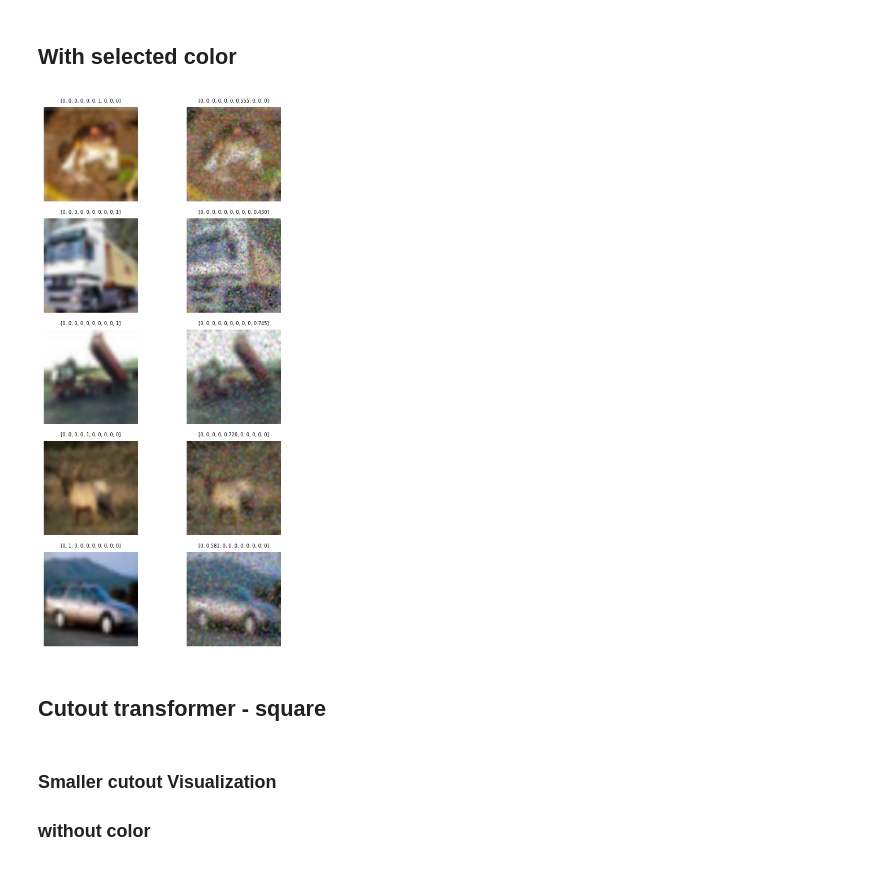
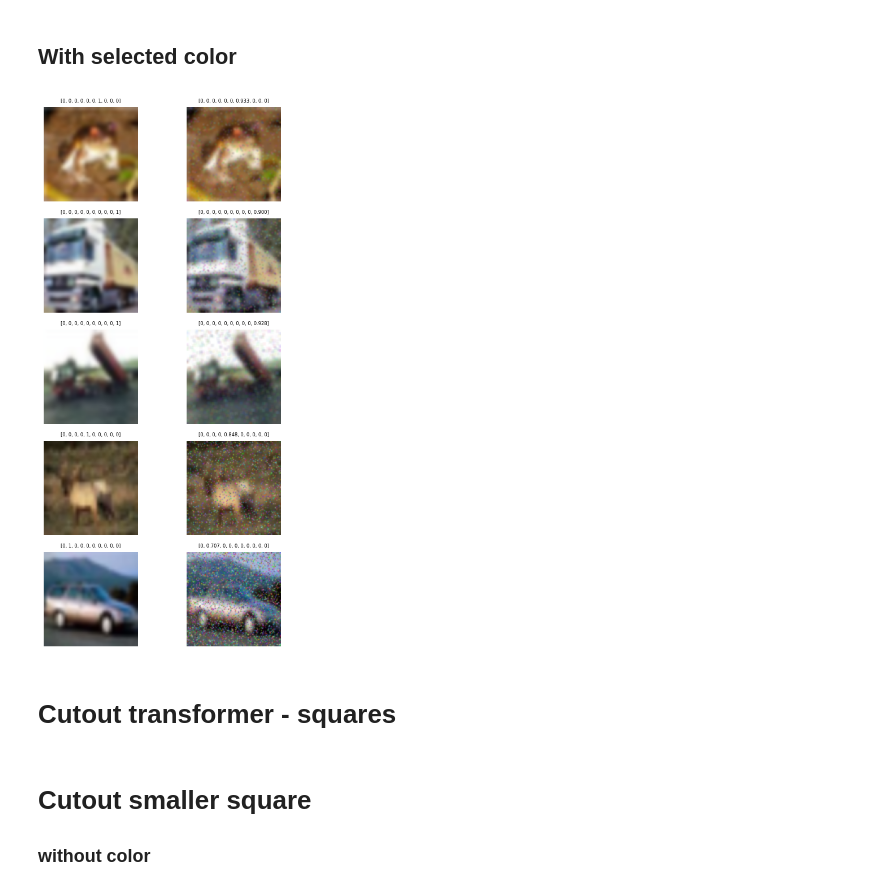
Before and after one commit to sienkozuzanna/cutout-augmentation, a Jupyter notebook: main.ipynb, the cells around one changed output. Saved outputs shown, nothing was run; the diff lists cells and outputs as text; code cells hidden in the pictures.

```diff
--- a/main.ipynb
+++ b/main.ipynb
@@ -116,43 +99,16 @@ plt.show()
 # %% [markdown]
 ## With selected color
 # %%
-cutout = RandomPixelCutout(max_cutout_size=0.6, color=True)
+cutout = RandomPixelCutout(max_cutout_size=0.3, color=True)
 train_loader = DataLoader(SoftLabelDataset(dataset = train_dataset, pipeline_before_cutout = before_cutout, cutout_transform =cutout, pipeline_after_cutout = after_cutout, num_classes= 10), batch_size=32, shuffle=False)
 test_loader = DataLoader(SoftLabelDataset(dataset = test_dataset, pipeline_before_cutout = before_cutout, cutout_transform =None, pipeline_after_cutout = after_cutout, num_classes= 10), batch_size=32, shuffle=False)
-# %%
-batch_images, batch_labels = next(iter(train_loader))
-
-fig, axes = plt.subplots(5, 2, figsize=(6, 10))
-plt.rc('axes', titlesize=6)
-for i in range(10):
-    row = i //2
-    col = i % 2
-
-    # Convert tensor image to displayable format
-    img = batch_images[i].permute(1, 2, 0).numpy()
-    img = img * np.array([0.229, 0.224, 0.225]) + np.array([0.485, 0.456, 0.406])  # Denormalize
-    img = np.clip(img, 0, 1)
-
-    # For soft labels (probability distributions)
-    label_probs = batch_labels[i].numpy().squeeze()
-    formatted_probs = []
-    for p in label_probs:
-        if 0 < p < 1:
-            formatted_probs.append(f"{p:.3f}")
-        else:
-            formatted_probs.append(f"{int(p)}")  # Dla 0 lub 1 pokazuj jako integer
-
-    prob_text = "[" + ", ".join(formatted_probs) + "]"
-    axes[row, col].imshow(img)
-    axes[row, col].set_title(prob_text)
-    axes[row, col].axis('off')
-
-plt.tight_layout()
-plt.show()
-# %% [output]
-[figure, removed]
+# %%
+batch_images, batch_labels = next(iter(train_loader))
+visualize_cutout_results(batch_images, batch_labels)
+# %% [output]
+[figure, added]
 # %% [markdown]
-## Cutout transformer - square
+# Cutout transformer - squares
 # %%
 cutout = SquareCutout(size=50)
 # %%
@@ -165,5 +116,5 @@ test_dataset = torch.utils.data.TensorDataset(X_test, torch.tensor(Y_test))
 train_loader = DataLoader(SoftLabelDataset(dataset = train_dataset, pipeline_before_cutout = before_cutout, cutout_transform =cutout, pipeline_after_cutout = after_cutout, num_classes= 10), batch_size=32, shuffle=False)
 test_loader = DataLoader(SoftLabelDataset(dataset = test_dataset, pipeline_before_cutout = before_cutout, cutout_transform =None, pipeline_after_cutout = after_cutout, num_classes= 10), batch_size=32, shuffle=False)
 # %% [markdown]
-### Smaller cutout Visualization
+# Cutout smaller square
 ### without color
```
Also changed, not shown: parts of 29 cells of this notebook, 1 other file.
